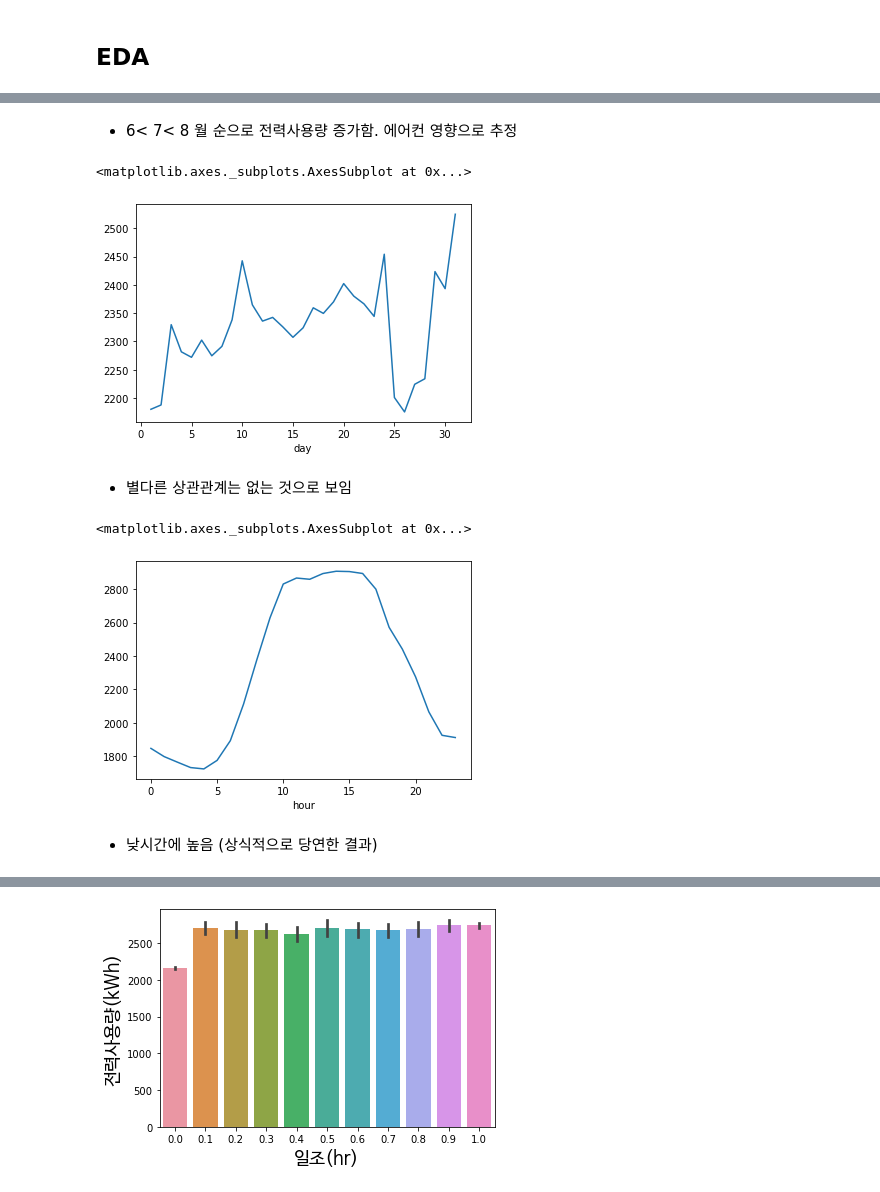
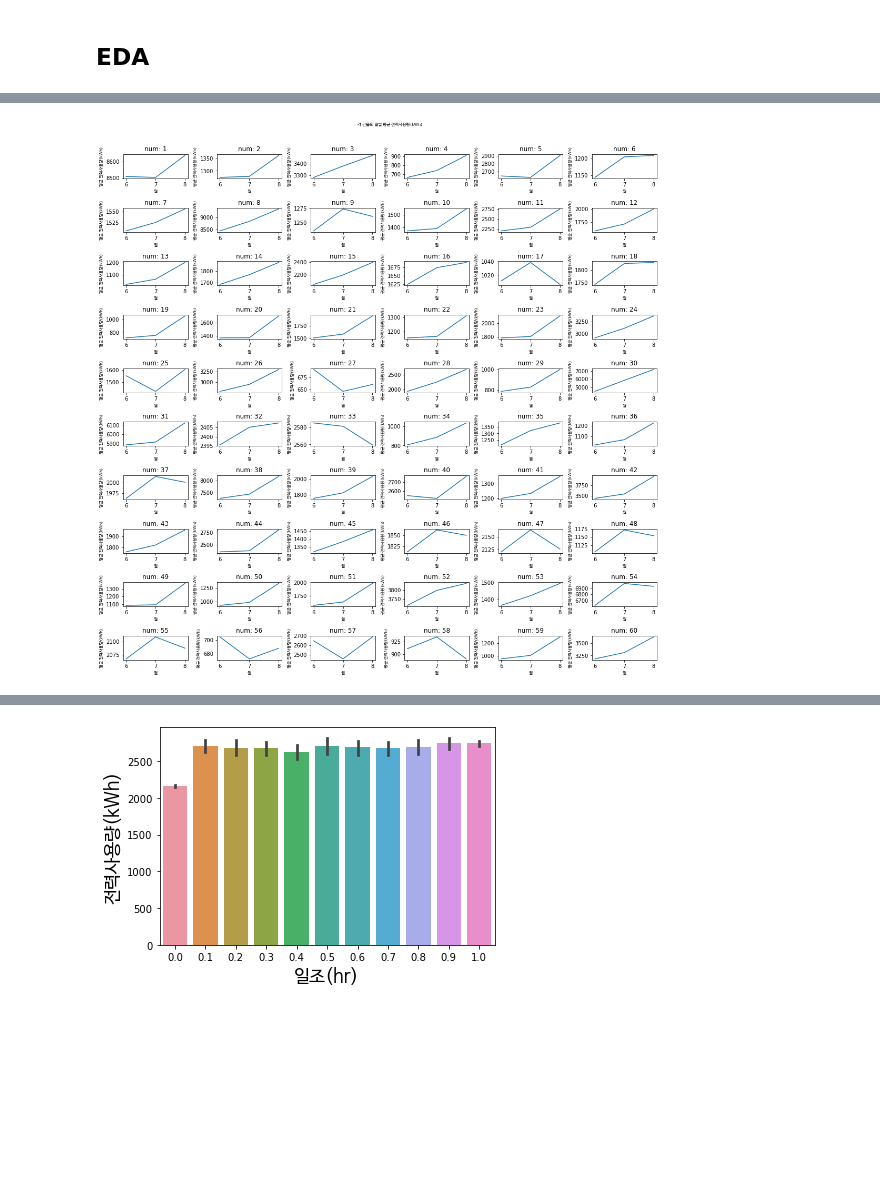
Before and after one commit to SungaHwang/ML_practice, a Jupyter notebook: KNN_전력사용량예측.ipynb, the cells around one changed output, grey strips where cells are left out. Saved outputs shown, nothing was run; the diff lists cells and outputs as text; code cells hidden in the pictures; blank space fills up the shorter version.

```diff
--- a/KNN_전력사용량예측.ipynb
+++ b/KNN_전력사용량예측.ipynb
@@ -167,16 +161,19 @@ train.groupby(['month'])['전력사용량(kWh)'].mean().plot()
-# %% [markdown]
-* 6< 7< 8 월 순으로 전력사용량 증가함. 에어컨 영향으로 추정
-# %%
-train.groupby(['day'])['전력사용량(kWh)'].mean().plot()
-# %% [output]
-<matplotlib.axes._subplots.AxesSubplot at 0x...>
-[figure, removed]
-# %% [markdown]
-* 별다른 상관관계는 없는 것으로 보임
-# %%
-train.groupby(['hour'])['전력사용량(kWh)'].mean().plot()
-# %% [output]
-<matplotlib.axes._subplots.AxesSubplot at 0x...>
-[figure, removed]
-# %% [markdown]
-* 낮시간에 높음 (상식적으로 당연한 결과)
+# %%
+fig = plt.figure(figsize = (15 ,15))
+font_path='C:/users/82102/appdata/local/microsoft/windows/fonts/NanumBarunGothic.ttf'
+fontprop = fm.FontProperties(fname=font_path, size=8)
+plt.title("각 건물의 월별 평균 전력사용량(kWh)", fontsize=15,fontproperties=fontprop, y=1.05)
+plt.axis('off')
+
+for num in range(1,61):
+    df = train[train.num==num]
+    ax = fig.add_subplot(10,6,num)
+    ax.plot(df['month'].unique(), df.groupby('month')['전력사용량(kWh)'].mean())
+    ax.set_title(f'num: {num}')
+    ax.set_xticks([6,7,8])
+    plt.xlabel('월',fontproperties=fontprop)
+    plt.ylabel('평균 전력사용량(kWh)',fontproperties=fontprop)
+plt.tight_layout()
+plt.show()
+# %% [output]
+[figure, added]
```
Also changed, not shown: parts of 8 cells of this notebook.
